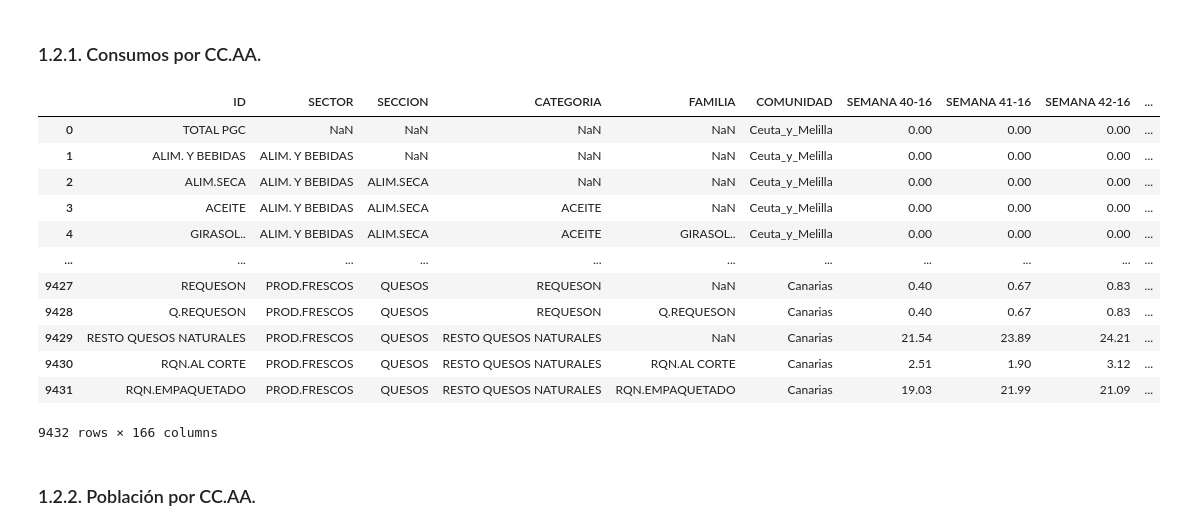
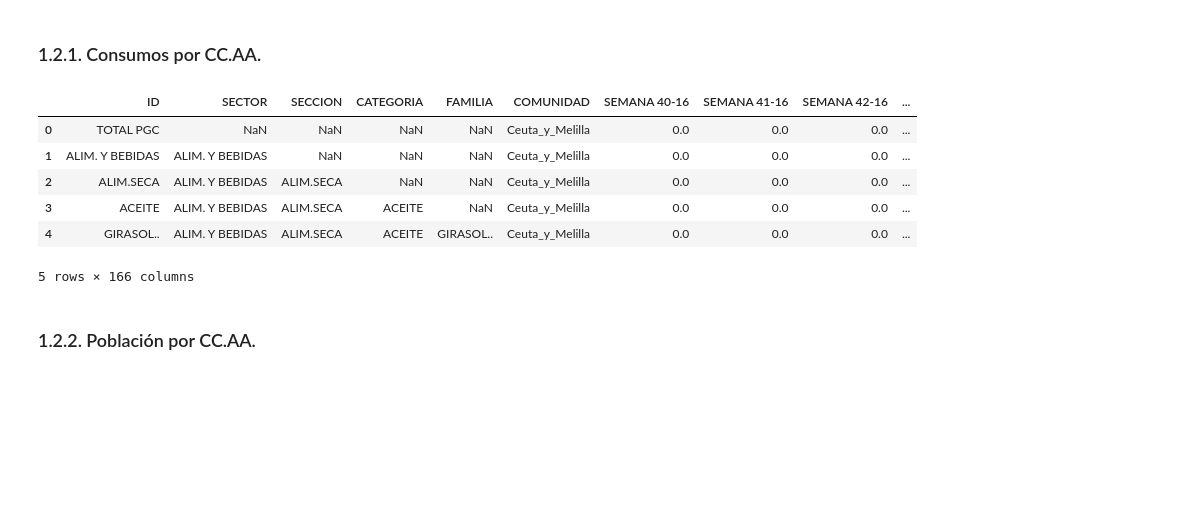
Before and after one commit to jftamaral/DSC-TFM-ImpactoAlimentacionSaludPersonas, a Jupyter notebook: TFM - Impacto de la alimentación sobre la salud de las personas.ipynb, the cells around one changed output. Cells and saved outputs as stored; diff of their text form; code cells hidden in the pictures; blank space fills up the shorter version.

```diff
--- a/TFM - Impacto de la alimentación sobre la salud de las personas.ipynb
+++ b/TFM - Impacto de la alimentación sobre la salud de las personas.ipynb
@@ -78,21 +78,15 @@ cols = df_comunidades.columns.tolist()
 cols = cols[:5] + cols[-1:] + cols[5:-1]
 df_comunidades = df_comunidades[cols]
 # %%
-df_comunidades
+df_comunidades.head()
 # %% [output]
 |  | ID | SECTOR | SECCION | CATEGORIA | FAMILIA | COMUNIDAD | SEMANA 40-16 | SEMANA 41-16 | SEMANA 42-16 | ... |
-| 0 | TOTAL PGC | NaN | NaN | NaN | NaN | Ceuta_y_Melilla | 0.00 | 0.00 | 0.00 | ... |
-| 1 | ALIM. Y BEBIDAS | ALIM. Y BEBIDAS | NaN | NaN | NaN | Ceuta_y_Melilla | 0.00 | 0.00 | 0.00 | ... |
-| 2 | ALIM.SECA | ALIM. Y BEBIDAS | ALIM.SECA | NaN | NaN | Ceuta_y_Melilla | 0.00 | 0.00 | 0.00 | ... |
-| 3 | ACEITE | ALIM. Y BEBIDAS | ALIM.SECA | ACEITE | NaN | Ceuta_y_Melilla | 0.00 | 0.00 | 0.00 | ... |
-| 4 | GIRASOL.. | ALIM. Y BEBIDAS | ALIM.SECA | ACEITE | GIRASOL.. | Ceuta_y_Melilla | 0.00 | 0.00 | 0.00 | ... |
-| ... | ... | ... | ... | ... | ... | ... | ... | ... | ... | ... |
-| 9427 | REQUESON | PROD.FRESCOS | QUESOS | REQUESON | NaN | Canarias | 0.40 | 0.67 | 0.83 | ... |
-| 9428 | Q.REQUESON | PROD.FRESCOS | QUESOS | REQUESON | Q.REQUESON | Canarias | 0.40 | 0.67 | 0.83 | ... |
-| 9429 | RESTO QUESOS NATURALES | PROD.FRESCOS | QUESOS | RESTO QUESOS NATURALES | NaN | Canarias | 21.54 | 23.89 | 24.21 | ... |
-| 9430 | RQN.AL CORTE | PROD.FRESCOS | QUESOS | RESTO QUESOS NATURALES | RQN.AL CORTE | Canarias | 2.51 | 1.90 | 3.12 | ... |
-| 9431 | RQN.EMPAQUETADO | PROD.FRESCOS | QUESOS | RESTO QUESOS NATURALES | RQN.EMPAQUETADO | Canarias | 19.03 | 21.99 | 21.09 | ... |
+| 0 | TOTAL PGC | NaN | NaN | NaN | NaN | Ceuta_y_Melilla | 0.0 | 0.0 | 0.0 | ... |
+| 1 | ALIM. Y BEBIDAS | ALIM. Y BEBIDAS | NaN | NaN | NaN | Ceuta_y_Melilla | 0.0 | 0.0 | 0.0 | ... |
+| 2 | ALIM.SECA | ALIM. Y BEBIDAS | ALIM.SECA | NaN | NaN | Ceuta_y_Melilla | 0.0 | 0.0 | 0.0 | ... |
+| 3 | ACEITE | ALIM. Y BEBIDAS | ALIM.SECA | ACEITE | NaN | Ceuta_y_Melilla | 0.0 | 0.0 | 0.0 | ... |
+| 4 | GIRASOL.. | ALIM. Y BEBIDAS | ALIM.SECA | ACEITE | GIRASOL.. | Ceuta_y_Melilla | 0.0 | 0.0 | 0.0 | ... |
-9432 rows × 166 columns
+5 rows × 166 columns
 # %% [markdown]
 ### 1.2.2. Población por CC.AA. <a class="anchor" id="poblacion"></a>
 # %%
```
